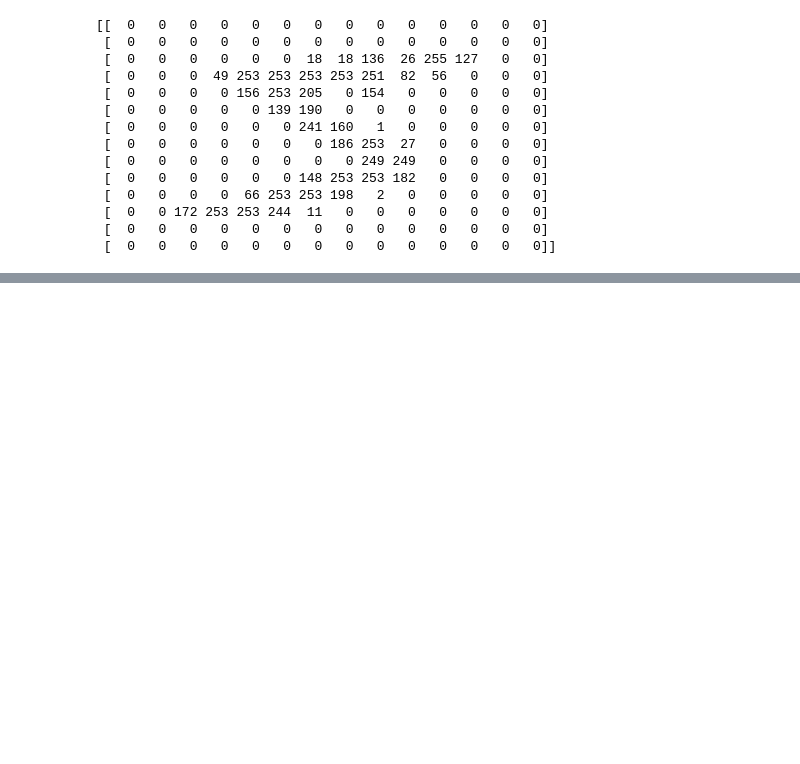
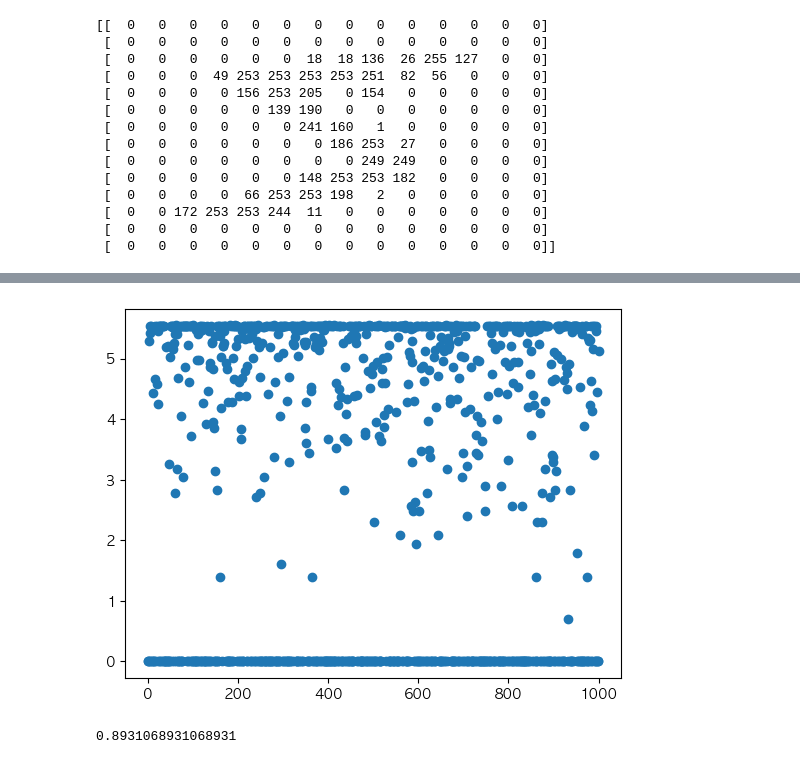
Before and after one commit to LeeHosik/Python-Study, a Jupyter notebook: MachineLearning/Note/16. 이미지 내부의 문자 인식.ipynb, the cells around one changed output, grey strips where cells are left out. Saved outputs shown, nothing was run; the diff lists cells and outputs as text; code cells hidden in the pictures; blank space fills up the shorter version.

```diff
--- a/MachineLearning/Note/16. 이미지 내부의 문자 인식.ipynb
+++ b/MachineLearning/Note/16. 이미지 내부의 문자 인식.ipynb
@@ -150,0 +202,7 @@ print(np.array(tempColumns).reshape(14,14))
+# %%
+plt.scatter(
+    train_data.index,
+    np.log1p(train_data[300]) #<<<<< 이거 표준화 한거임
+);plt.show()
+# %% [output]
+[figure, added]
@@ -150,0 +217,8 @@ print(np.array(tempColumns).reshape(14,14))
+# %%
+# 학습하기
+from sklearn import svm
+clf = svm.SVC() # 지금은 분류하는거
+clf.fit(train_data, train_label)
+clf.score(test_data,test_label)
+# %% [output]
+0.8931068931068931
```
Also changed, not shown: parts of 12 cells of this notebook, 11 other files.
